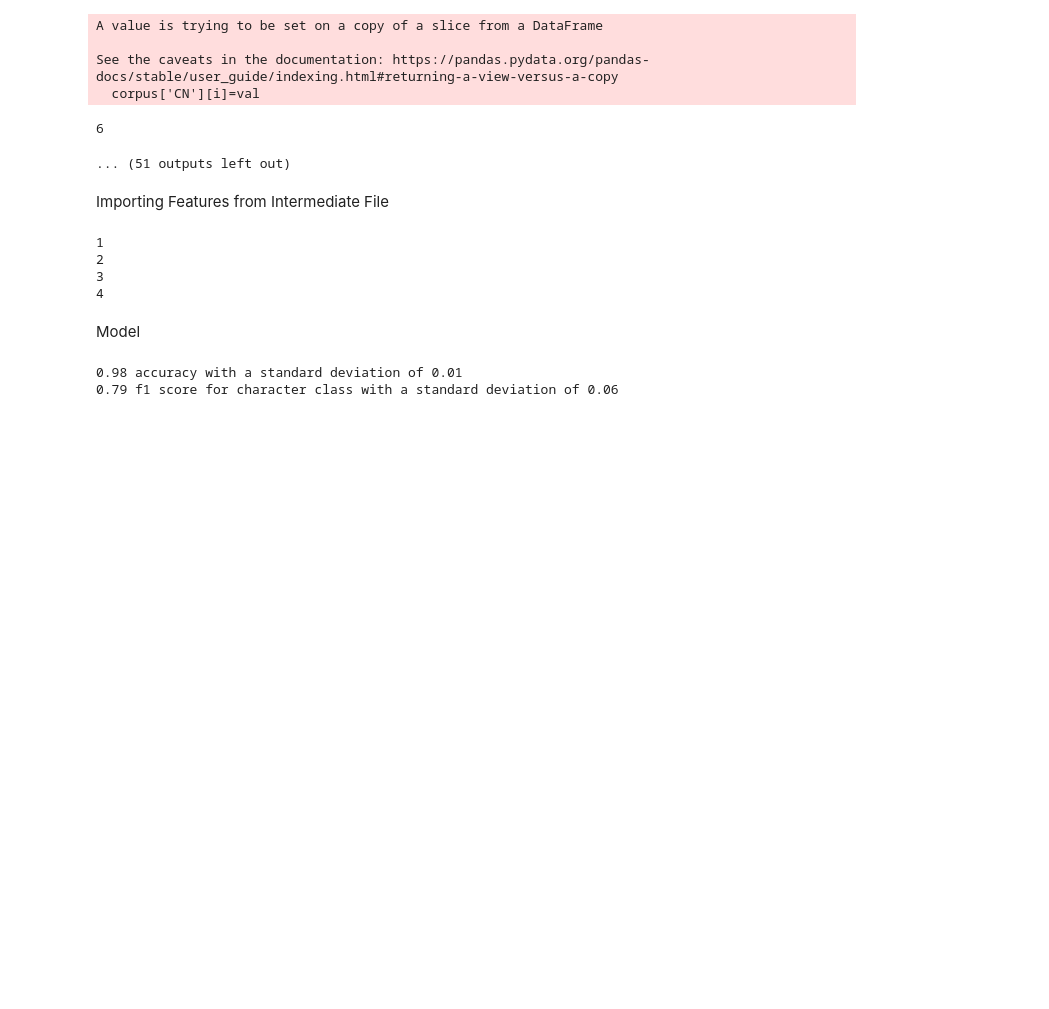
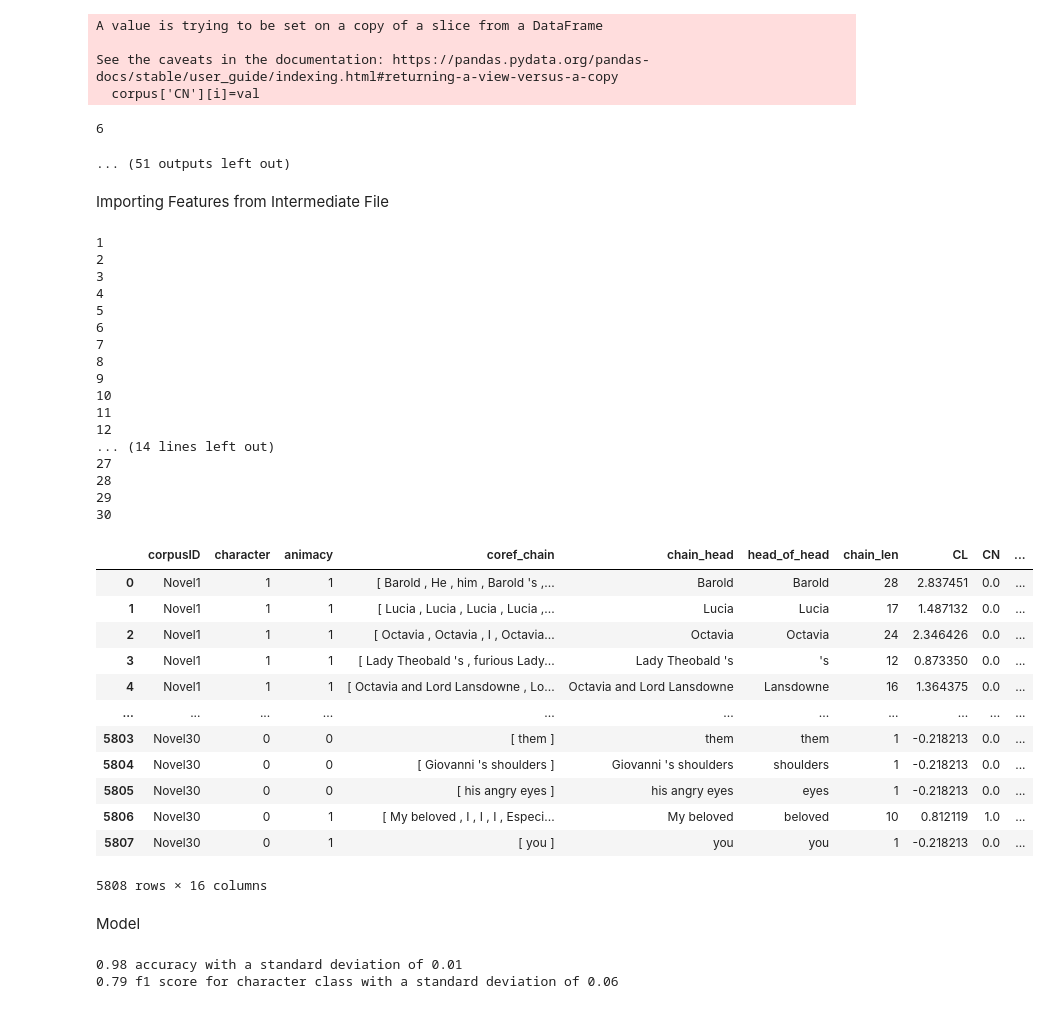
Before and after one commit to raneye99/Char_Ext, a Jupyter notebook: character_extraction_CEN.ipynb, the cells around one changed output. Drawn from its saved outputs; the diff is of its cells as text; code cells hidden in the pictures; blank space fills up the shorter version.

```diff
--- a/character_extraction_CEN.ipynb
+++ b/character_extraction_CEN.ipynb
@@ -280,32 +280,59 @@ for n in range(1,31):
     for f in features:
         #empty list
         feat = []
         with open(CENInter + f + 'FeatureBoolean'+'/Novel' + str(n) + '.txt', 'r') as doc:
             for line in doc:
                 feat.append(eval(line.rstrip()))
 
         corpus[f] = feat
 
     #create feature for term freq
     tf_dict = preprocess.term_freq(storypath)
     corpus['TF'] = corpus['head_of_head'].map(tf_dict)
 
     #create feature that contains keyword extraction score from yake
     f = open(storypath, 'r', encoding='ISO-8859-1')
     text = f.read()
     f.close()
 
     kw_extractor = yake.KeywordExtractor(top = 100)
     keywords = dict(kw_extractor.extract_keywords(text))
-    corpus['YK_SC'] = corpus['head_of_head'].map(keywords)
+    # corpus['YK_SC'] = corpus['head_of_head'].map(keywords)
+    corpus['YK_SC'] = corpus['chain_head'].map(keywords)
     corpus['YK_SC'] = corpus['YK_SC'].fillna(100)
 
     #append to dataframe
     CEN_Int_data = pd.concat([CEN_Int_data, corpus], ignore_index=True)
 CEN_Int_data
 # %% [output]
 1
 2
 3
 4
+5
+6
+7
+8
+9
+10
+11
+12
+... (14 lines left out)
+27
+28
+29
+30
+|  | corpusID | character | animacy | coref_chain | chain_head | head_of_head | chain_len | CL | CN | ... |
+| 0 | Novel1 | 1 | 1 | [ Barold , He , him , Barold 's ,... | Barold | Barold | 28 | 2.837451 | 0.0 | ... |
+| 1 | Novel1 | 1 | 1 | [ Lucia , Lucia , Lucia , Lucia ,... | Lucia | Lucia | 17 | 1.487132 | 0.0 | ... |
+| 2 | Novel1 | 1 | 1 | [ Octavia , Octavia , I , Octavia... | Octavia | Octavia | 24 | 2.346426 | 0.0 | ... |
+| 3 | Novel1 | 1 | 1 | [ Lady Theobald 's , furious Lady... | Lady Theobald 's | 's | 12 | 0.873350 | 0.0 | ... |
+| 4 | Novel1 | 1 | 1 | [ Octavia and Lord Lansdowne , Lo... | Octavia and Lord Lansdowne | Lansdowne | 16 | 1.364375 | 0.0 | ... |
+| ... | ... | ... | ... | ... | ... | ... | ... | ... | ... | ... |
+| 5803 | Novel30 | 0 | 0 | [ them ] | them | them | 1 | -0.218213 | 0.0 | ... |
+| 5804 | Novel30 | 0 | 0 | [ Giovanni 's shoulders ] | Giovanni 's shoulders | shoulders | 1 | -0.218213 | 0.0 | ... |
+| 5805 | Novel30 | 0 | 0 | [ his angry eyes ] | his angry eyes | eyes | 1 | -0.218213 | 0.0 | ... |
+| 5806 | Novel30 | 0 | 1 | [ My beloved , I , I , I , Especi... | My beloved | beloved | 10 | 0.812119 | 1.0 | ... |
+| 5807 | Novel30 | 0 | 1 | [ you ] | you | you | 1 | -0.218213 | 0.0 | ... |
+5808 rows × 16 columns
 # %%
```
Also changed, not shown: parts of 4 cells of this notebook, 8 other files.
